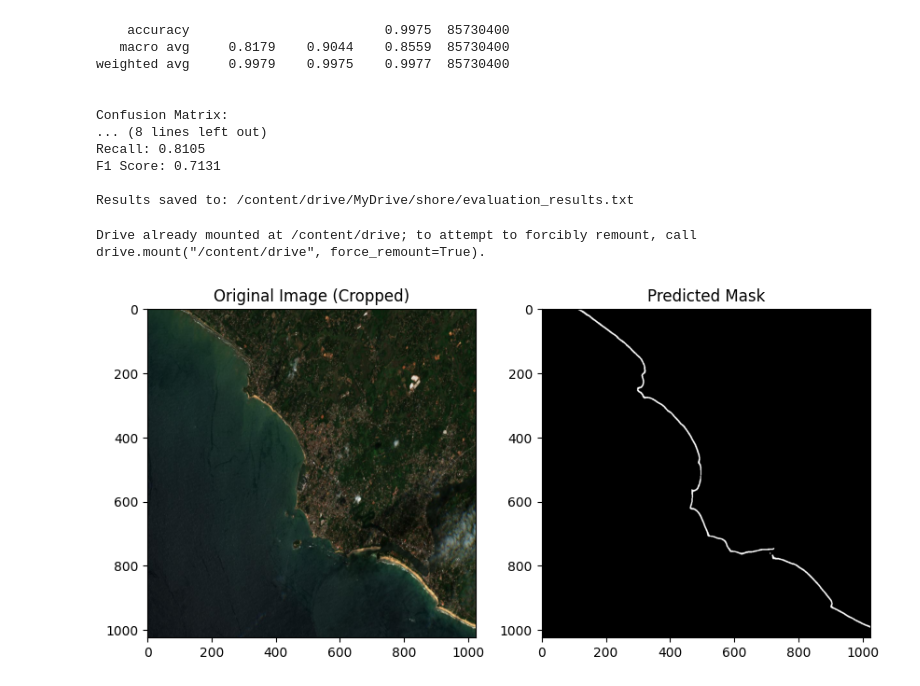
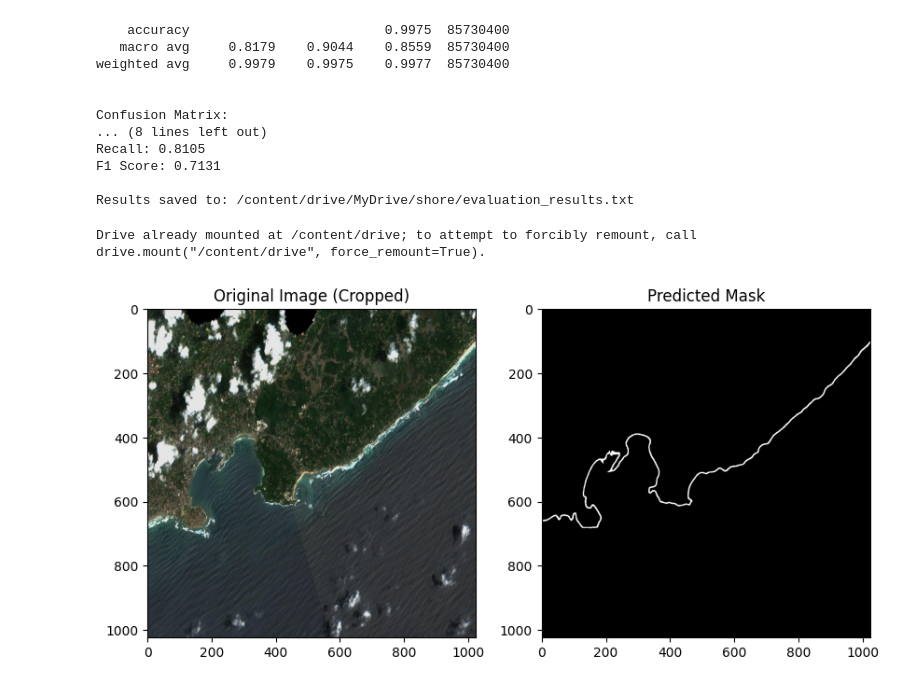
Before and after one commit to WasifAsi/DSGP_GP-19, a Jupyter notebook: Models/DeepLab.ipynb, the cells around one changed output. Drawn from its saved outputs; the diff is of its cells as text; code cells hidden in the pictures.

Commit message:
testing with images

```diff
--- a/Models/DeepLab.ipynb
+++ b/Models/DeepLab.ipynb
@@ -1069,5 +704,0 @@ plt.show()
-# %%
-image_path = "sentinel2_void_2019-03-09_ArugamBay.jpg"  # Update with test image path
-image_tensor, _ = preprocess_image(image_path)
-predicted_mask = predict_mask(model, image_tensor)
-display_result(image_path, predicted_mask)
@@ -1076,5 +704,0 @@ display_result(image_path, predicted_mask)
-# %%
-image_path = "sentinel2_void_2018-12-17_Negombo.jpg"  # Update with test image path
-image_tensor, _ = preprocess_image(image_path)
-predicted_mask = predict_mask(model, image_tensor)
-display_result(image_path, predicted_mask)
@@ -1487,7 +1109,7 @@ device = torch.device("cuda" if torch.cuda.is_available() else "cpu")
 
 # Ensure you have the DeepLabV3Plus model defined elsewhere
 model = DeepLabV3Plus(num_classes=1)
-model.load_state_dict(torch.load("/content/drive/MyDrive/shoreline_model_final/best_shoreline_deeplabv3.pt", map_location=device))
+model.load_state_dict(torch.load("/content/drive/MyDrive/best_shoreline_deeplabv3_new.pt", map_location=device))
 model.to(device)
 model.eval()
 
@@ -1515,32 +1137,32 @@ def predict_mask(model, image_tensor):
         mask = output.squeeze().cpu().numpy()  # Remove batch & channel dimensions
         return (mask > 0.5).astype(np.uint8)  # Threshold at 0.5
 
 # Display Results
 def display_result(image_path, mask, crop_size=1024):
     original_image = cv2.imread(image_path)
     original_image = cv2.cvtColor(original_image, cv2.COLOR_BGR2RGB)
 
     # Apply Albumentations CenterCrop
     transform = A.CenterCrop(height=crop_size, width=crop_size)
     original_image_resized = transform(image=original_image)["image"]
 
     plt.figure(figsize=(10, 5))
 
     plt.subplot(1, 2, 1)
     plt.imshow(original_image_resized)
     plt.title("Original Image (Cropped)")
 
     plt.subplot(1, 2, 2)
     plt.imshow(mask, cmap="gray")
     plt.title("Predicted Mask")
 
     plt.show()
 
 # Run Inference
-image_path = "sentinel2_void_2019-02-05_Beruwala.jpg"  # Update with test image path
+image_path = "sentinel2_void_2020-11-01_Unawatuna.jpg"  # Update with test image path
 image_tensor, _ = preprocess_image(image_path)
 predicted_mask = predict_mask(model, image_tensor)
 display_result(image_path, predicted_mask)
 # %% [output]
 Drive already mounted at /content/drive; to attempt to forcibly remount, call drive.mount("/content/drive", force_remount=True).
-[figure, old version]
+[figure, new version]
```
Also changed, not shown: parts of 11 cells of this notebook.
